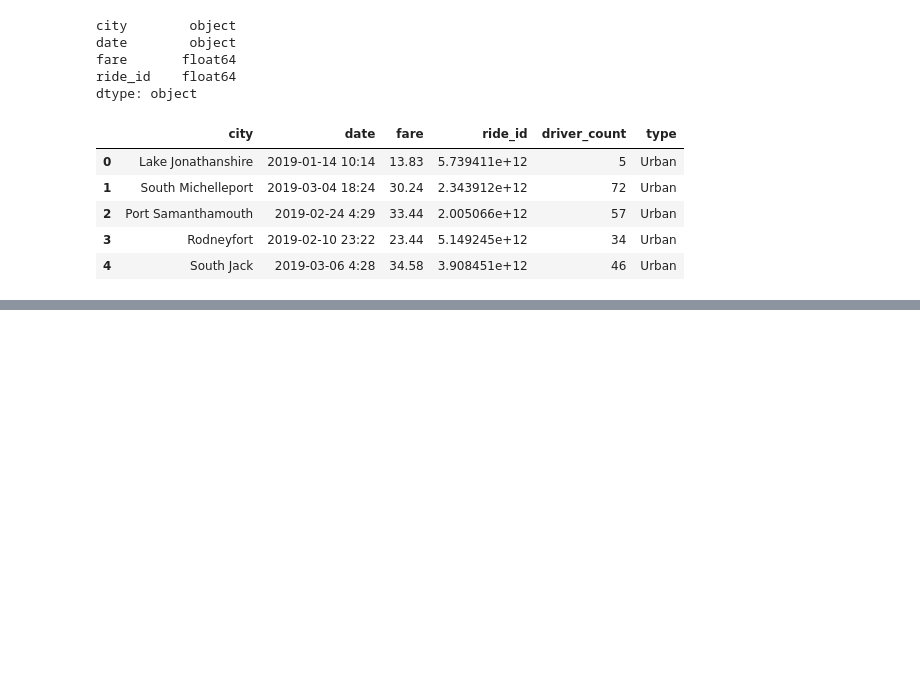
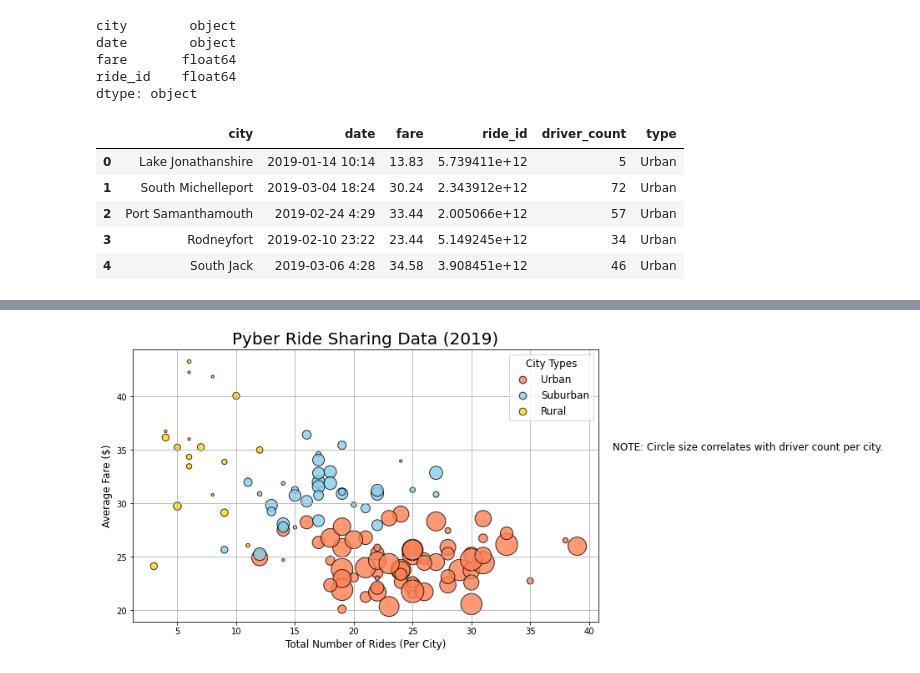
Before and after one commit to hdanso/pyber_analysis, a Jupyter notebook: PyBer.ipynb, the cells around one changed output, grey strips where cells are left out. Saved outputs shown, nothing was run; the diff lists cells and outputs as text; code cells hidden in the pictures; blank space fills up the shorter version.

```diff
--- a/PyBer.ipynb
+++ b/PyBer.ipynb
@@ -131,0 +345,60 @@ pyber_df.head()
+# %%
+# 9. Combine each separate chart into 1 (combine the 3 scatter plot code blocks into 1 cell)
+
+# Enlarge figure so that markers are spread out
+plt.subplots(figsize=(10,6))
+
+# Build out the combined scatter plot
+plt.scatter(urban_count,
+            urban_fare_avg,
+            s=10*urban_driver_avg,
+            color="coral",
+            edgecolor="black",
+            linewidth=1,
+            alpha=0.8,
+            label="Urban")
+
+plt.scatter(suburban_count,
+            suburban_fare_avg,
+            s=10*suburban_driver_avg,
+            color="skyblue",
+            edgecolor="black",
+            linewidth=1,
+            alpha=0.8,
+            label="Suburban")
+
+plt.scatter(rural_count,
+            rural_fare_avg,
+            s=10*rural_driver_avg,
+            color="gold",
+            edgecolor="black",
+            linewidth=1,
+            alpha=0.8,
+            label="Rural")
+
+# Incorporate all other graph properties + format font size
+plt.title("Pyber Ride Sharing Data (2019)", fontsize=20)
+plt.xlabel("Total Number of Rides (Per City)", fontsize=12)
+plt.ylabel("Average Fare ($)", fontsize=12)
+plt.grid(True)
+
+# Add the legend - add variable and legendHandles to set font size of the markers in the legend to a fixed size
+lgnd = plt.legend(fontsize=12, mode="Expanded",
+                  scatterpoints=1, loc="best", title="City Types")
+lgnd.legendHandles[0]._sizes = [75]
+lgnd.legendHandles[1]._sizes = [75]
+lgnd.legendHandles[2]._sizes = [75]
+
+lgnd.get_title().set_fontsize(12)
+
+# Incorporate a text labal about circle size using plt.text().
+# NOTE: numbers within brackets denote x and y coordinates where note will appear
+plt.text(42, 35, "NOTE: Circle size correlates with driver count per city.", fontsize="12")
+
+# Save the figure
+plt.savefig("analysis/Fig1.png")
+
+# Show the plot
+plt.show()
+# %% [output]
+[figure, added]
```
Also changed, not shown: parts of 16 cells of this notebook, 1 other file.
